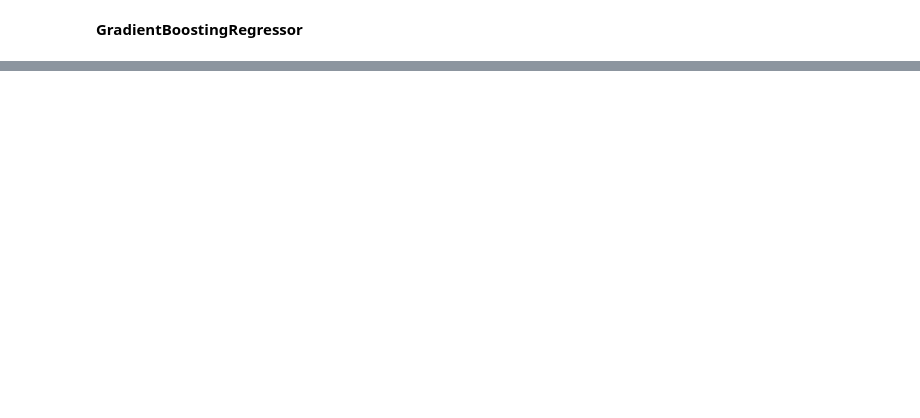
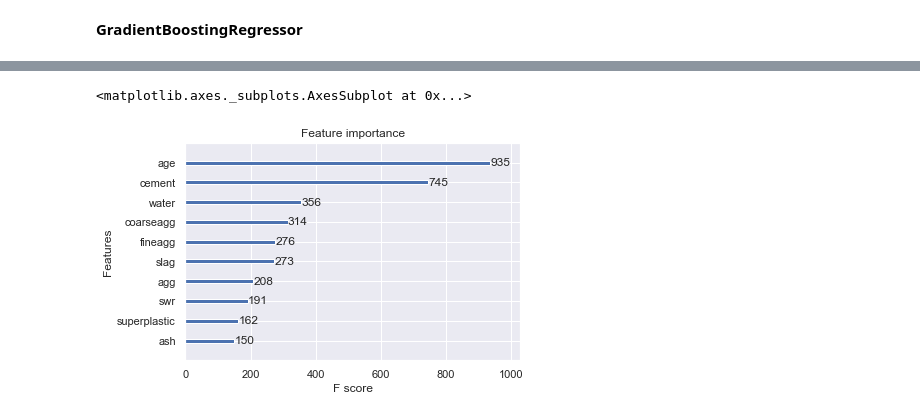
Before and after one commit to pcopley/uta-aiml, a Jupyter notebook: 04 Feature Selection, Model Selection, and Tuning/03 Project/Feature Selection Project.ipynb, the cells around one changed output, grey strips where cells are left out. Cells and saved outputs as stored; diff of their text form; code cells hidden in the pictures; blank space fills up the shorter version.

```diff
--- a/04 Feature Selection, Model Selection, and Tuning/03 Project/Feature Selection Project.ipynb
+++ b/04 Feature Selection, Model Selection, and Tuning/03 Project/Feature Selection Project.ipynb
@@ -762,0 +866,5 @@ gbr.score(x_test, y_test)
+# %%
+base_model = RandomForestRegressor(n_estimators=50, random_state=1, max_features=8)
+base_model.fit(x_train, y_train.values.ravel())
+
+base_model.score(x_test, y_test.values.ravel())
@@ -762,0 +894,15 @@ gbr.score(x_test, y_test)
+# %%
+param_grid = {
+    'bootstrap': [True],
+    'max_depth': [100, 110, 120],
+    'max_features': ['auto'],
+    'min_samples_leaf': [1, 2],
+    'min_samples_split': [1, 2, 3],
+    'n_estimators': [1650, 1750, 1850]
+}
+
+grid_model_base = RandomForestRegressor(random_state=1)
+
+grid_search = GridSearchCV(estimator=grid_model_base, param_grid=param_grid, cv=3, n_jobs=-1, verbose=2)
+# %%
+grid_search.fit(x_train, y_train.values.ravel())
@@ -762,0 +953,4 @@ gbr.score(x_test, y_test)
+# %%
+xgb = XGBRegressor()
+
+xgb.fit(x_train, y_train.values.ravel())
@@ -762,0 +986,8 @@ gbr.score(x_test, y_test)
+# %%
+from xgboost import plot_importance
+
+plot_importance(xgb)
+plt.show()
+# %% [output]
+<matplotlib.axes._subplots.AxesSubplot at 0x...>
+[figure, added]
```
Also changed, not shown: parts of 55 cells of this notebook.
